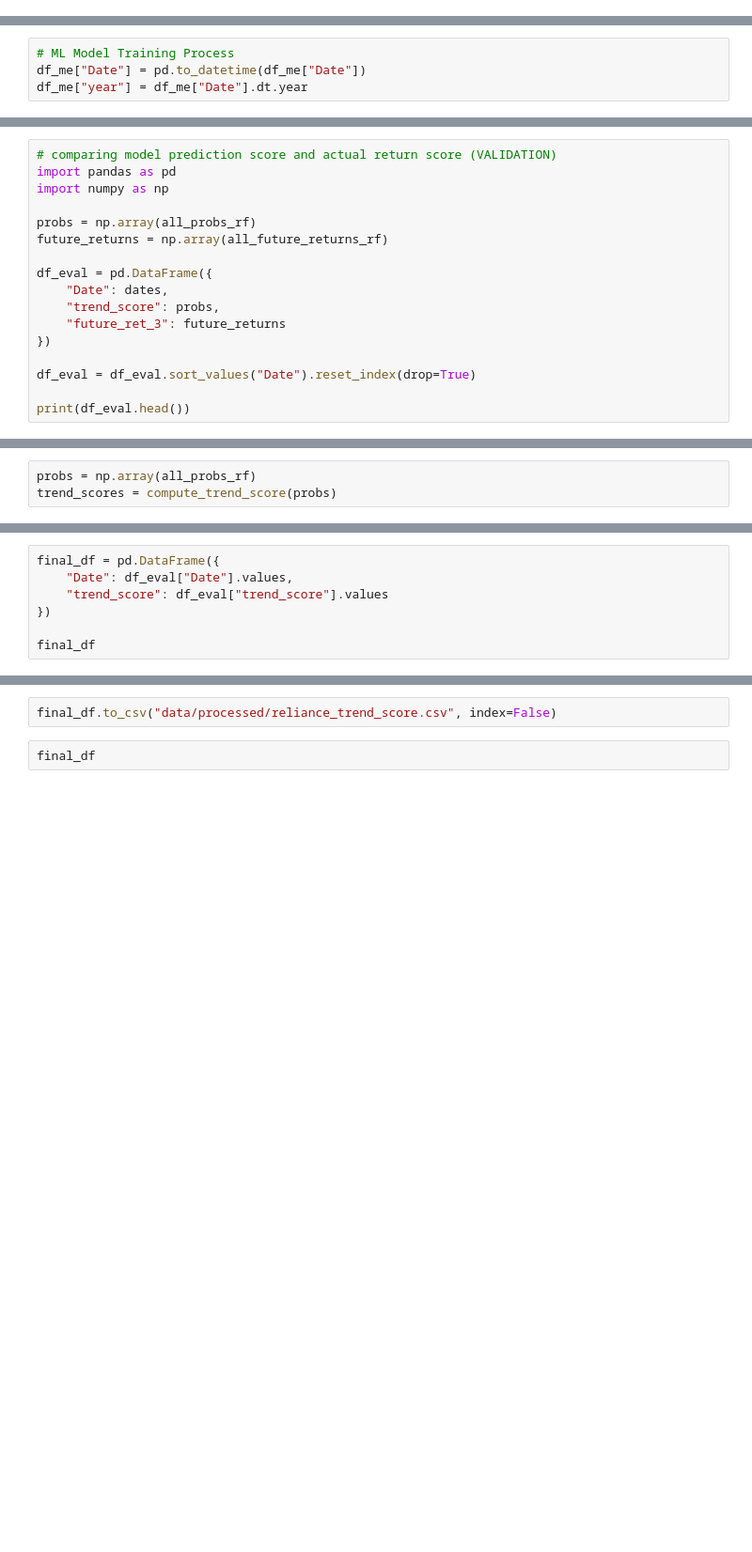
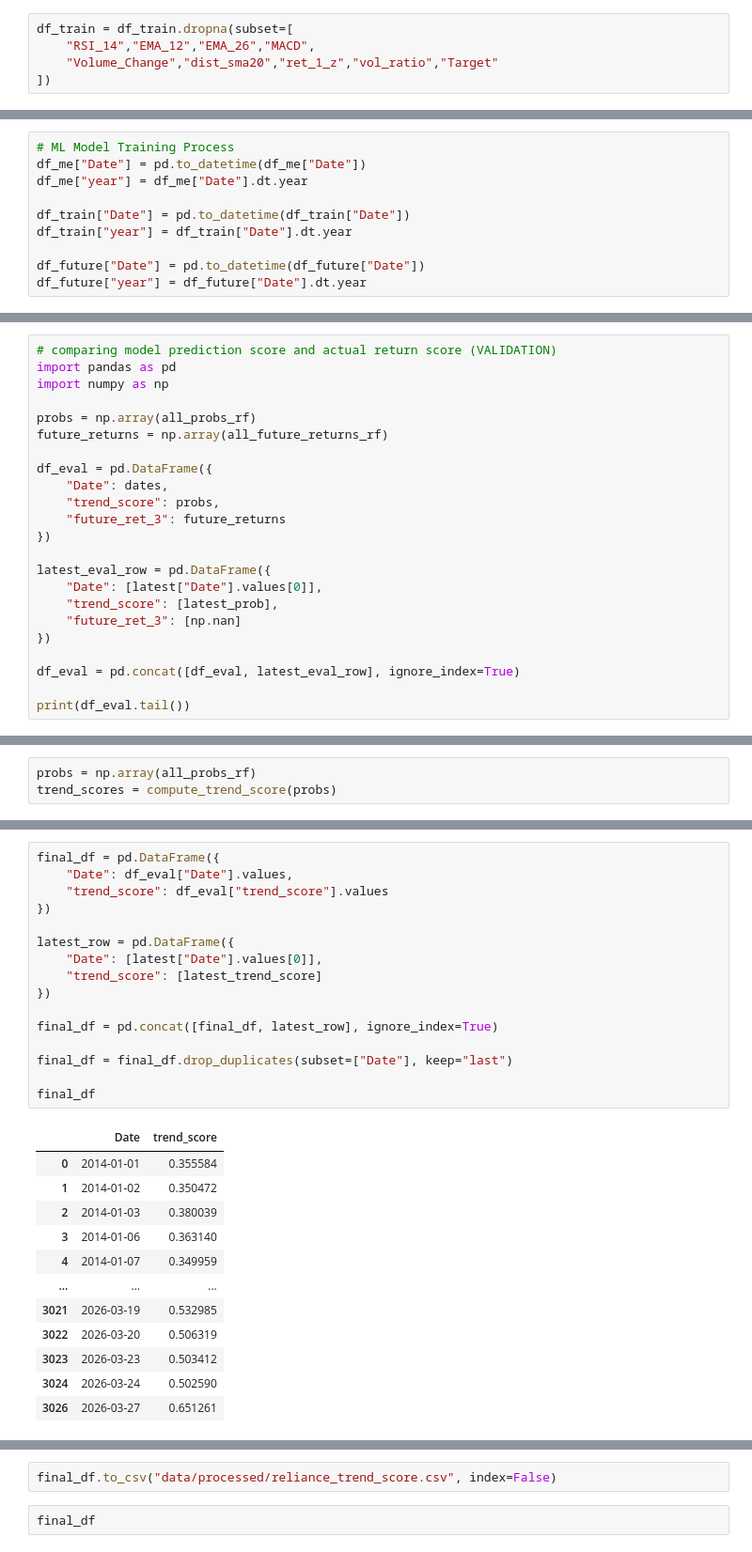
Before and after one commit to Rugved-Lohakare/smart-investment-advisor, a Jupyter notebook: data_notebook.ipynb, the cells around one changed output, grey strips where cells are left out. Shown at 94% size. Saved outputs shown, nothing was run; the diff lists cells and outputs as text; blank space fills up the shorter version.

```diff
--- a/data_notebook.ipynb
+++ b/data_notebook.ipynb
@@ -321,2 +460,7 @@ df_me.dropna()
+# %%
+df_train = df_train.dropna(subset=[
+    "RSI_14","EMA_12","EMA_26","MACD",
+    "Volume_Change","dist_sma20","ret_1_z","vol_ratio","Target"
+])
 # %%
 df_me
@@ -489,3 +863,9 @@ daily_sentiment.to_csv('data/processed/sentiment_score.csv')
 # ML Model Training Process
 df_me["Date"] = pd.to_datetime(df_me["Date"])
 df_me["year"] = df_me["Date"].dt.year
+
+df_train["Date"] = pd.to_datetime(df_train["Date"])
+df_train["year"] = df_train["Date"].dt.year
+
+df_future["Date"] = pd.to_datetime(df_future["Date"])
+df_future["year"] = df_future["Date"].dt.year
@@ -599,6 +1048,12 @@ df_eval = pd.DataFrame({
     "future_ret_3": future_returns
 })
 
-df_eval = df_eval.sort_values("Date").reset_index(drop=True)
+latest_eval_row = pd.DataFrame({
+    "Date": [latest["Date"].values[0]],
+    "trend_score": [latest_prob],
+    "future_ret_3": [np.nan]
+})
 
-print(df_eval.head())
+df_eval = pd.concat([df_eval, latest_eval_row], ignore_index=True)
+
+print(df_eval.tail())
@@ -680,7 +1196,29 @@ df_eval.tail(20)
 # %%
 final_df = pd.DataFrame({
     "Date": df_eval["Date"].values,
     "trend_score": df_eval["trend_score"].values
 })
 
+latest_row = pd.DataFrame({
+    "Date": [latest["Date"].values[0]],
+    "trend_score": [latest_trend_score]
+})
+
+final_df = pd.concat([final_df, latest_row], ignore_index=True)
+
+final_df = final_df.drop_duplicates(subset=["Date"], keep="last")
+
 final_df
+# %% [output]
+|  | Date | trend_score |
+| 0 | 2014-01-01 | 0.355584 |
+| 1 | 2014-01-02 | 0.350472 |
+| 2 | 2014-01-03 | 0.380039 |
+| 3 | 2014-01-06 | 0.363140 |
+| 4 | 2014-01-07 | 0.349959 |
+| ... | ... | ... |
+| 3021 | 2026-03-19 | 0.532985 |
+| 3022 | 2026-03-20 | 0.506319 |
+| 3023 | 2026-03-23 | 0.503412 |
+| 3024 | 2026-03-24 | 0.502590 |
+| 3026 | 2026-03-27 | 0.651261 |
```
Also changed, not shown: parts of 70 cells of this notebook, 7 other files.
